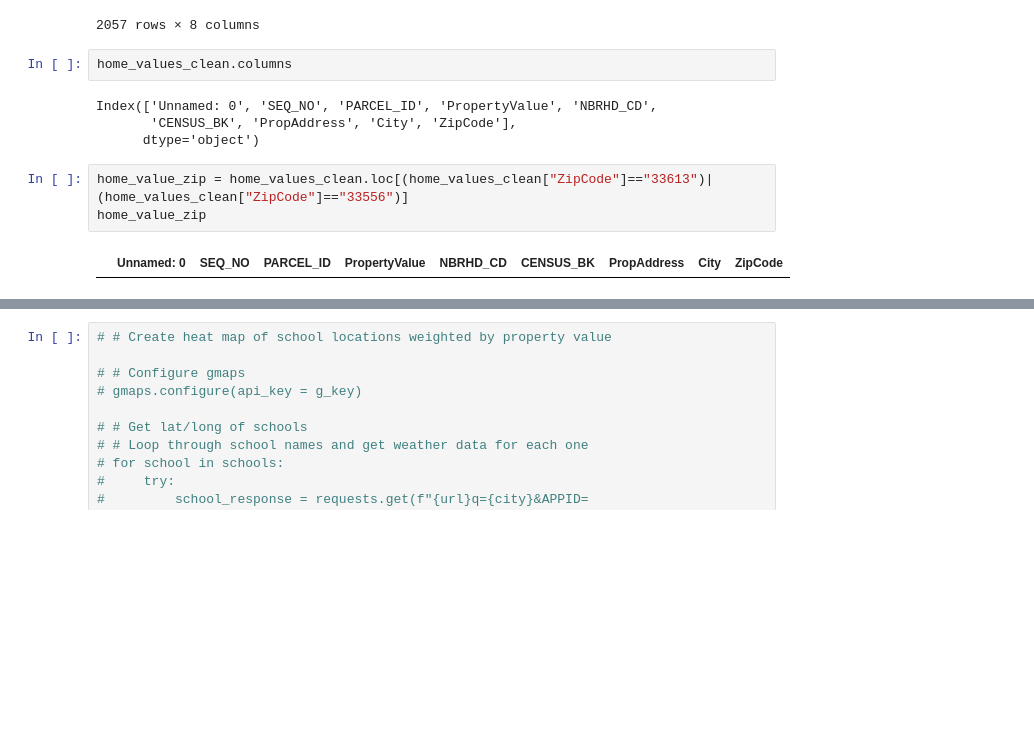
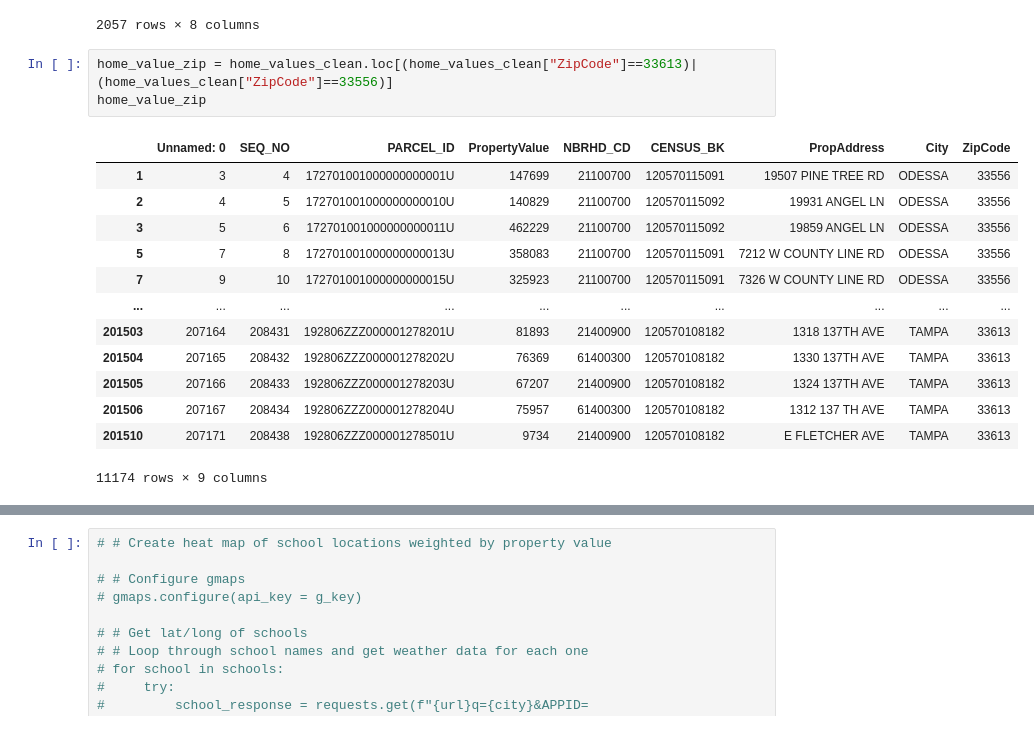
Before and after one commit to gregb23/Project1_Group4, a Jupyter notebook: KS/school_visuals.ipynb, the cells around one changed output, grey strips where cells are left out. Drawn from its saved outputs; the diff is of its cells as text; blank space fills up the shorter version.

```diff
--- a/KS/school_visuals.ipynb
+++ b/KS/school_visuals.ipynb
@@ -322,14 +322,20 @@ crime_data_19
 | 11224 | 771 | 1781 | 12/28/2019 | 2019-927832 | DUI | DUI (DRIVING UNDER INFLUENCE) | 33556 | ... |
 | 11225 | 772 | 1783 | 12/29/2019 | 2019-929086 | MISCHIEF | CRIMINAL MISCHIEF MISDEMEANOR | 33556 | ... |
 2057 rows × 8 columns
-# %%
-home_values_clean.columns
-# %% [output]
-Index(['Unnamed: 0', 'SEQ_NO', 'PARCEL_ID', 'PropertyValue', 'NBRHD_CD',
-       'CENSUS_BK', 'PropAddress', 'City', 'ZipCode'],
-      dtype='object')
 # %%
-home_value_zip = home_values_clean.loc[(home_values_clean["ZipCode"]=="33613")|(home_values_clean["ZipCode"]=="33556")]
+home_value_zip = home_values_clean.loc[(home_values_clean["ZipCode"]==33613)|(home_values_clean["ZipCode"]==33556)]
 home_value_zip
 # %% [output]
 |  | Unnamed: 0 | SEQ_NO | PARCEL_ID | PropertyValue | NBRHD_CD | CENSUS_BK | PropAddress | City | ZipCode |
+| 1 | 3 | 4 | 172701001000000000001U | 147699 | 21100700 | 120570115091 | 19507 PINE TREE RD | ODESSA | 33556 |
+| 2 | 4 | 5 | 172701001000000000010U | 140829 | 21100700 | 120570115092 | 19931 ANGEL LN | ODESSA | 33556 |
+| 3 | 5 | 6 | 172701001000000000011U | 462229 | 21100700 | 120570115092 | 19859 ANGEL LN | ODESSA | 33556 |
+| 5 | 7 | 8 | 172701001000000000013U | 358083 | 21100700 | 120570115091 | 7212 W COUNTY LINE RD | ODESSA | 33556 |
+| 7 | 9 | 10 | 172701001000000000015U | 325923 | 21100700 | 120570115091 | 7326 W COUNTY LINE RD | ODESSA | 33556 |
+| ... | ... | ... | ... | ... | ... | ... | ... | ... | ... |
+| 201503 | 207164 | 208431 | 192806ZZZ000001278201U | 81893 | 21400900 | 120570108182 | 1318 137TH AVE | TAMPA | 33613 |
+| 201504 | 207165 | 208432 | 192806ZZZ000001278202U | 76369 | 61400300 | 120570108182 | 1330 137TH AVE | TAMPA | 33613 |
+| 201505 | 207166 | 208433 | 192806ZZZ000001278203U | 67207 | 21400900 | 120570108182 | 1324 137TH AVE | TAMPA | 33613 |
+| 201506 | 207167 | 208434 | 192806ZZZ000001278204U | 75957 | 61400300 | 120570108182 | 1312 137 TH AVE | TAMPA | 33613 |
+| 201510 | 207171 | 208438 | 192806ZZZ000001278501U | 9734 | 21400900 | 120570108182 | E FLETCHER AVE | TAMPA | 33613 |
+11174 rows × 9 columns
```
Also changed, not shown: parts of 1 cell of this notebook.
